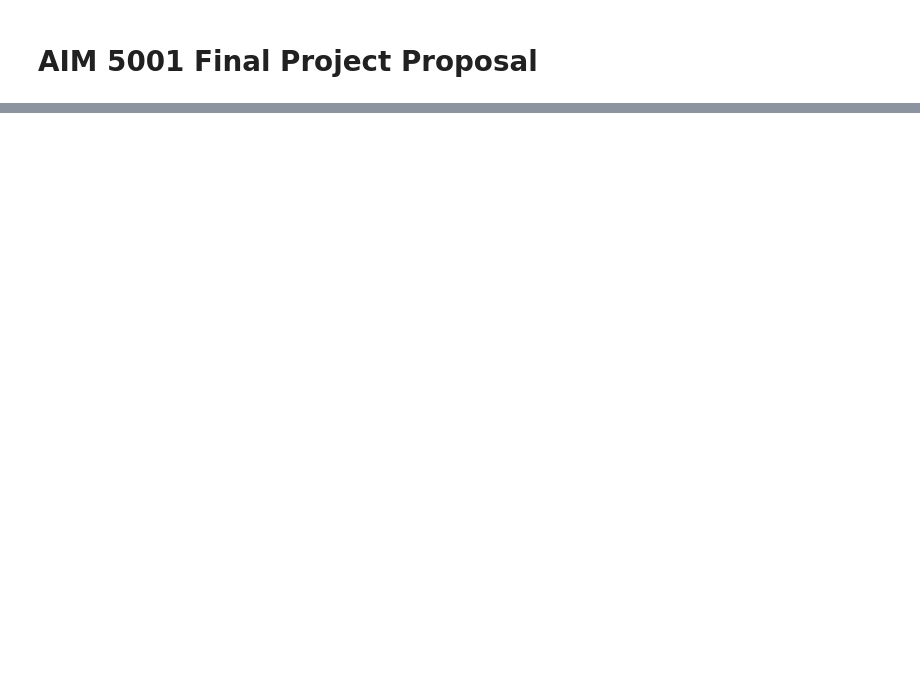
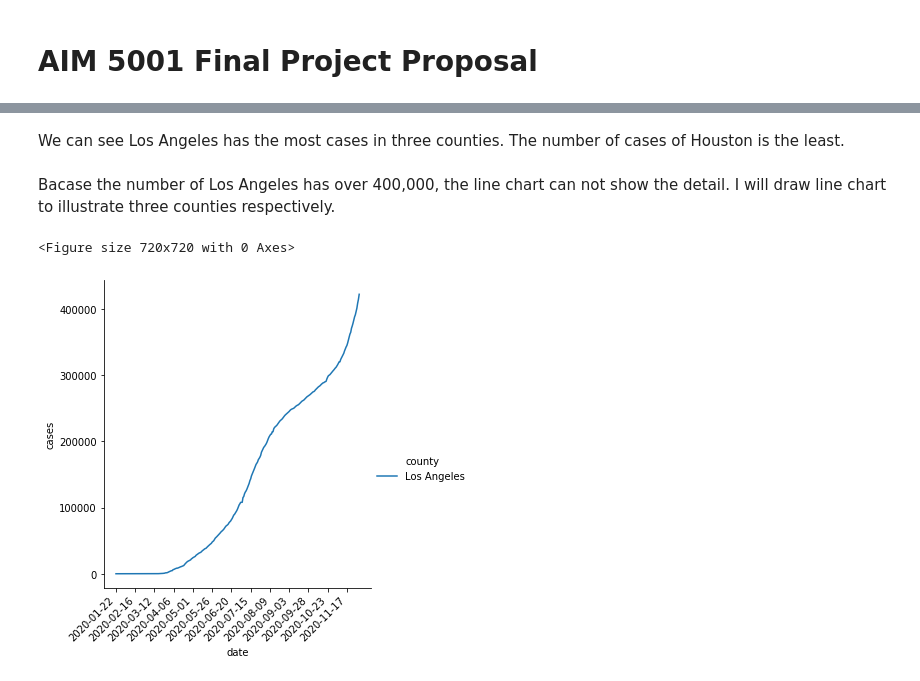
Before and after one commit to Yuehao-Wang/AIM-5001, a Jupyter notebook: Y_Wang_Final_Project.ipynb, the cells around one changed output, grey strips where cells are left out. Drawn from its saved outputs; the diff is of its cells as text; code cells hidden in the pictures; blank space fills up the shorter version.

```diff
--- a/Y_Wang_Final_Project.ipynb
+++ b/Y_Wang_Final_Project.ipynb
@@ -263,0 +185,25 @@ g = sns.pairplot(house_df, hue="prop_type", palette="Set2", diag_kind="kde", hei
+# %% [markdown]
+We can see Los Angeles has the most cases in three counties. The number of cases of Houston is the least.
+# %% [markdown]
+Bacase the number of Los Angeles has over 400,000, the line chart can not show the detail. I will draw line chart to illustrate three counties respectively.
+# %%
+# to draw a line chart that can show the change of daily cases
+plt.figure(figsize = (10, 10))
+
+sns.relplot(x="date", y="cases", hue="county", kind="line", data=covid_3cities_df[covid_3cities_df.county == 'Los Angeles']);
+
+dates = covid_3cities_df[covid_3cities_df.county == 'Los Angeles']['date']
+
+new_dates = []
+i = 0
+for index, value in dates.items():
+    if i%25 == 0:
+        new_dates.append(value)
+    i += 1
+
+plt.xticks(new_dates,rotation=45, horizontalalignment='right')
+
+plt.show()
+# %% [output]
+<Figure size 720x720 with 0 Axes>
+[figure, added]
```
Also changed, not shown: parts of 86 cells of this notebook.
